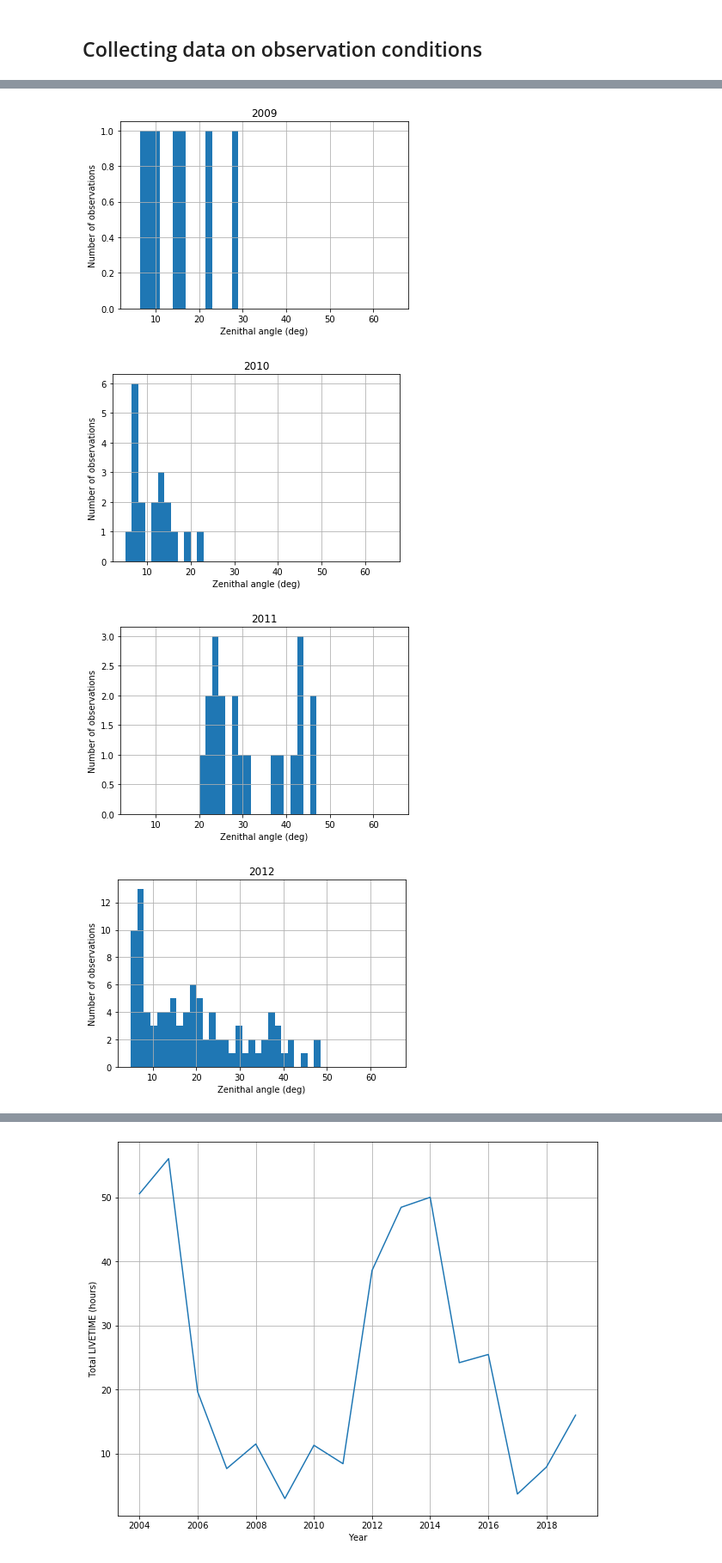
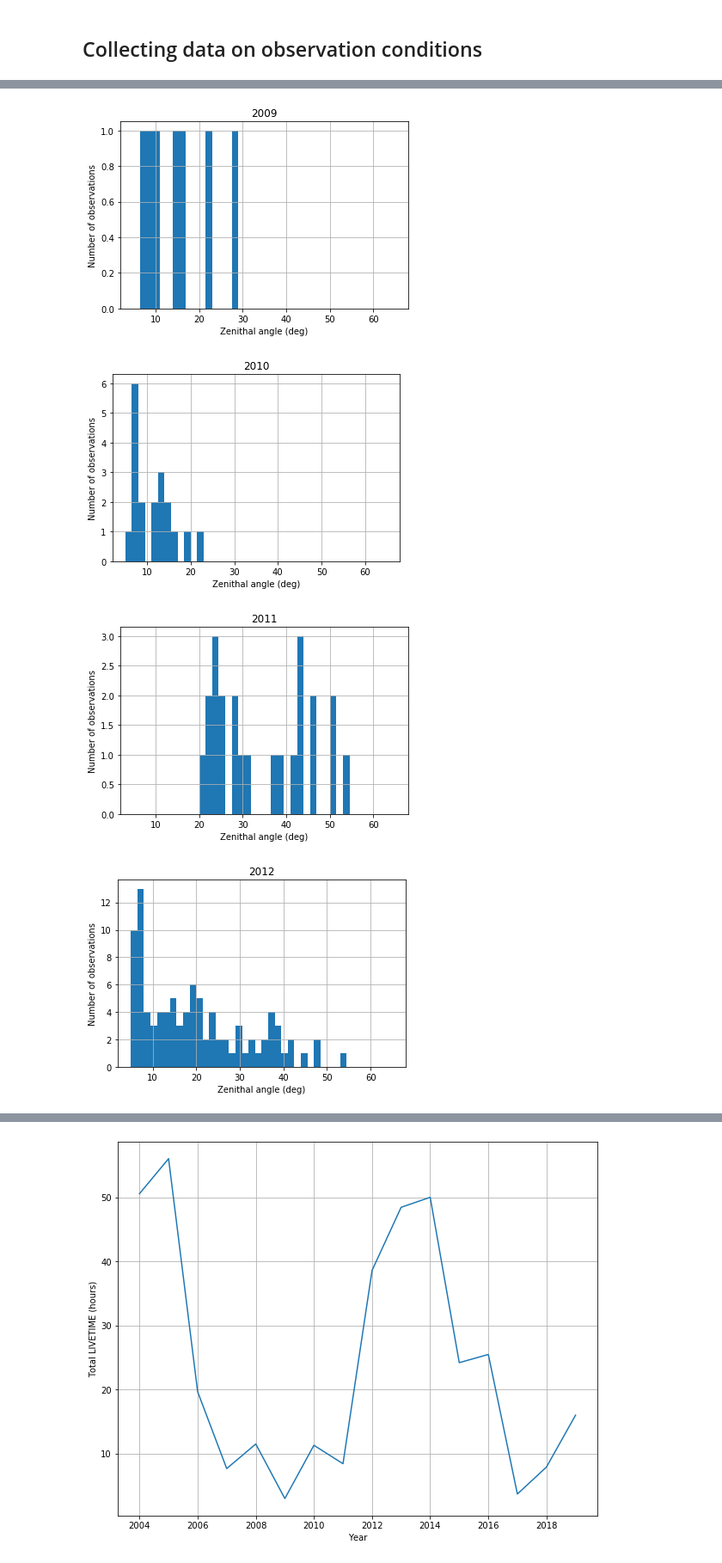
Before and after one commit to SamZouari/hess, a Jupyter notebook: confluence2020/hap-fr/data_reduction_hap-fr.ipynb, the cells around one changed output, grey strips where cells are left out. Shown at 86% size. Cells and saved outputs as stored; diff of their text form; code cells hidden in the pictures.

```diff
--- a/confluence2020/hap-fr/data_reduction_hap-fr.ipynb
+++ b/confluence2020/hap-fr/data_reduction_hap-fr.ipynb
@@ -45,7 +45,7 @@ gammapy.__version__
 # %%
 from pathlib import Path
 
-path = Path("../../../../gammapy_data/GC_variability2020/hap-fr")
+path = Path("../../../../gammapy_data/GC_variability2020_full/hap-fr")
 path.mkdir(exist_ok=True)
 
 pathm = Path(path/"mapdatasets")
@@ -198,7 +198,7 @@ selection = dict(type='sky_circle', frame='galactic',
 
 
 # selecting the admitted range of zenithal angle, such selection can be done for any column of the obs_table
-selectionZEN = dict(type='par_box', variable='ZEN_PNT', value_range=Angle([0.,50.], 'deg'))
+selectionZEN = dict(type='par_box', variable='ZEN_PNT', value_range=Angle([0.,90.], 'deg'))
 
 obs_table = data_store.obs_table.select_observations(selection)
 obs_table = obs_table.select_observations(selectionZEN)
@@ -334,7 +334,7 @@ exclusion_mask = Map.from_geom(geom, data=exclusion_mask)
 
 for year in range(2004,2020):
 
-    offset_max = 1.8 * u.deg
+    offset_max = 2.0 * u.deg
     maker = MapDatasetMaker()
     maker_safe_mask = SafeMaskMaker(methods=["offset-max", "bkg-peak"], offset_max=offset_max)
     maker_bkg = FoVBackgroundMaker("scale", exclusion_mask)
@@ -355,17 +355,17 @@ for year in range(2004,2020):
 
         dataset = maker_bkg.run(dataset)
 
-        if dataset.background_model.norm.value >= 0.7:
+        if dataset.background_model.norm.value >= 0.0:
             # The resulting dataset cutout is stacked onto the final one
             copy.append(obs)
             mapdataset_dict[year].stack(dataset)
             mapdataset_tot.stack(dataset)
             if (obs.obs_id > 20190 and obs.obs_id < 82905):
-                mapdatasetHESS1.stack(dataset_on_off)
+                mapdatasetHESS1.stack(dataset)
             if (obs.obs_id > 85236 and obs.obs_id < 123635):
-                mapdatasetHESS2.stack(dataset_on_off)
+                mapdatasetHESS2.stack(dataset)
             if (obs.obs_id > 129418 and obs.obs_id < 153843):
-                mapdatasetHESS1U.stack(dataset_on_off)
+                mapdatasetHESS1U.stack(dataset)
     yearly_obs[year] = copy
 # %% [output]
 WARNING: VerifyWarning: Invalid keyword for column 8: Column null option (TNULLn) is invalid for binary table columns of type '1E' (got -1).  The invalid value will be ignored for the purpose of forma ...
@@ -408,6 +408,8 @@ histo_offset = dict()
 patho = Path(path/"offsets")
 patho.mkdir(exist_ok=True)
 
+offset_tot = []
+
 for year in range(2004,2020):
     histo_offset[year] = []
 
@@ -415,6 +417,7 @@ for year in range(2004,2020):
         direction = obs.pointing_radec
         sep = direction.separation(sgra_pos) #calcule la séparation "on sky" entre les deux coordonnées
         histo_offset[year].append(sep.value)
+        offset_tot.append(sep.value)
 
     plt.figure()
     plt.hist(histo_offset[year], 40, (0.0, 2.1))
@@ -426,4 +429,14 @@ for year in range(2004,2020):
 
     name = "offsets_"+str(year)+"fr.pdf"
     plt.savefig(patho/name, overwrite=True)
+
+plt.figure()
+plt.hist(offset_tot, 40, (0.0, 2.1))
+
+plt.title("Total (2004-2019)")
+plt.grid()
+plt.xlabel("Offset with respect to the central source(deg)")
+plt.ylabel("Number of observations")
+name = 'offset_tot_fr.pdf'
+plt.savefig(patho/name, overwrite=True)
 # %% [output]
@@ -464,4 +477,16 @@ for year in range(2004,2020):
 
     name = "angzen_"+str(year)+"fr.pdf"
     plt.savefig(pathz/name, overwrite=True)
+
+zen_tot = obs_table["ZEN_PNT"].tolist()
+plt.figure()
+plt.hist(zen_tot, 40, (5.0, 65.0))
+
+plt.title('Total (2004-2019)')
+plt.grid()
+plt.xlabel("Zenithal angle (deg)")
+plt.ylabel("Number of observations")
+
+name = "angzen_tot_fr.pdf"
+plt.savefig(pathz/name, overwrite=True)
 # %% [output]
@@ -471,6 +496,6 @@ for year in range(2004,2020):
 [figure]
 [figure]
 [figure]
 [figure]
-[figure, old version]
+[figure, new version]
-[figure, old version]
+[figure, new version]
```
Also changed, not shown: parts of 3 cells of this notebook, 5 other files.
